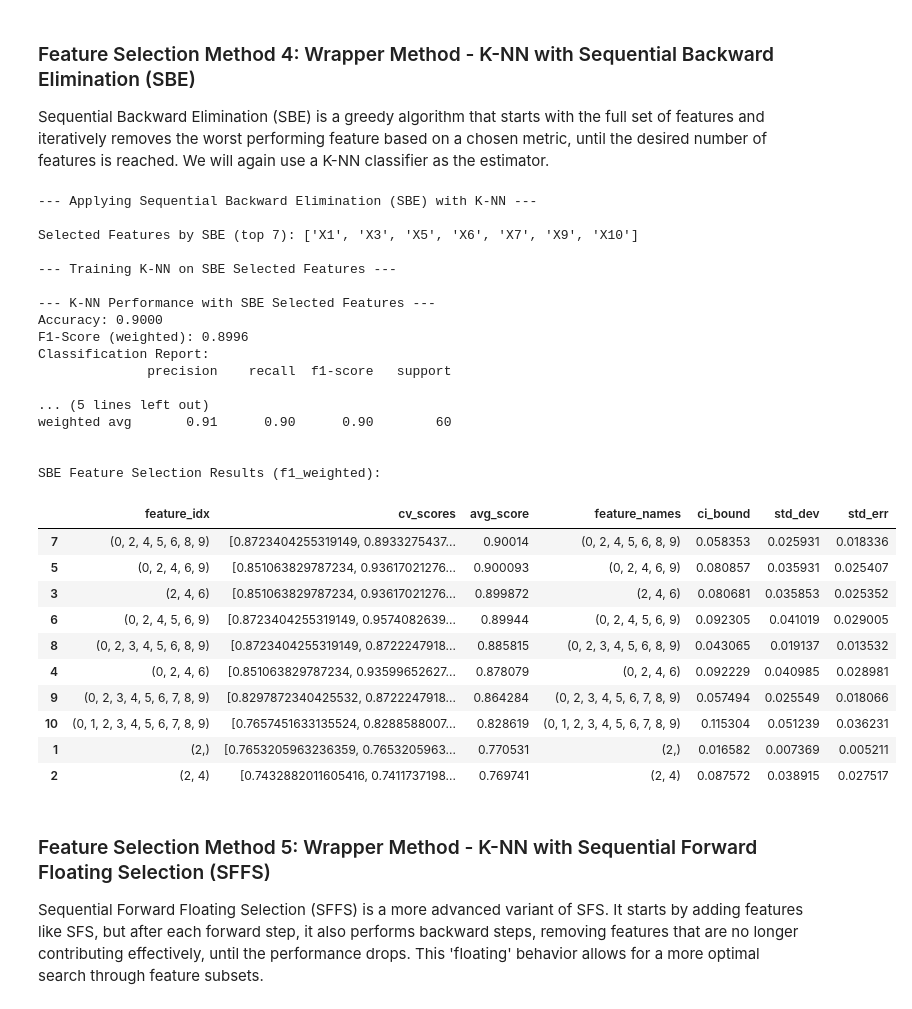
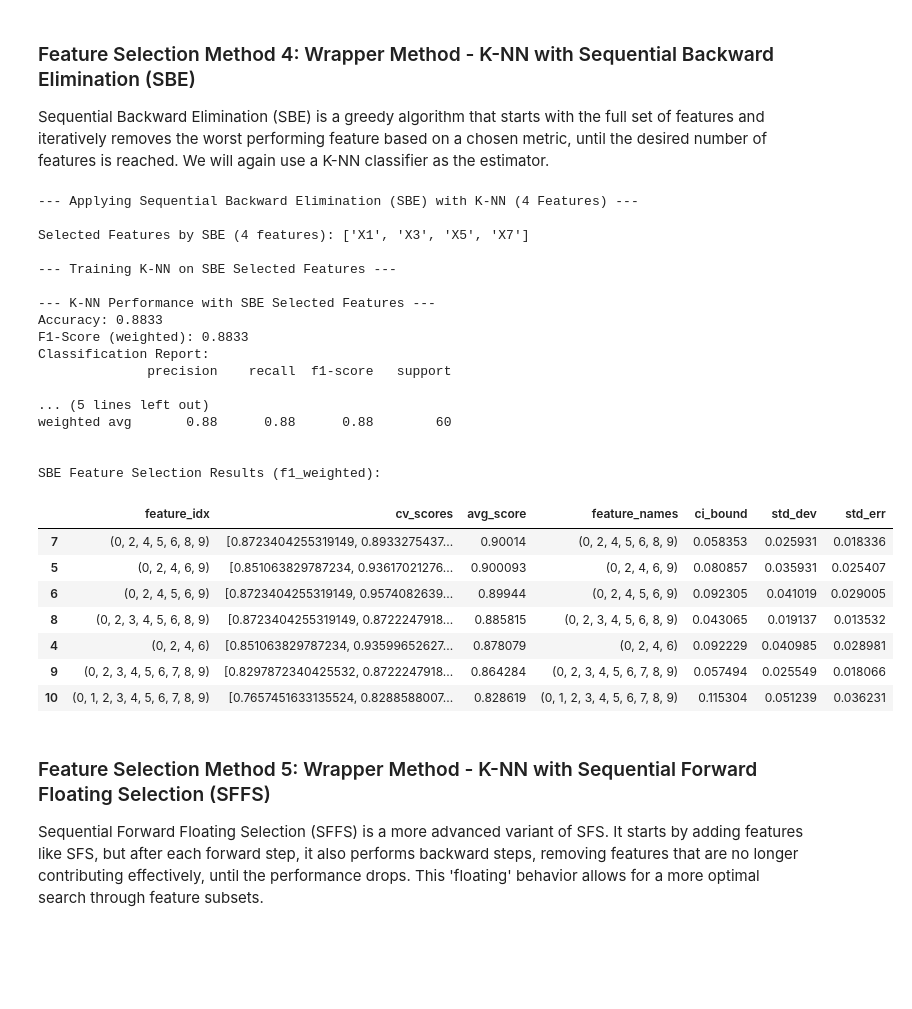
Before and after one commit to matteogolfarelli/DataCentricAI, a Jupyter notebook: Feature Selection and Engineering/Feature_Selection_Exercise.ipynb, the cells around one changed output. Drawn from its saved outputs; the diff is of its cells as text; code cells hidden in the pictures; blank space fills up the shorter version.

```diff
--- a/Feature Selection and Engineering/Feature_Selection_Exercise.ipynb
+++ b/Feature Selection and Engineering/Feature_Selection_Exercise.ipynb
@@ -195,10 +195,14 @@ Decision Tree Feature Importances:
 
 Mutual Information measures the dependency between two variables. For feature selection, `mutual_info_classif` estimates mutual information between each feature and the target variable. We will select the top features based on their scores.
 # %%
-# --- Feature Selection Method 1: Mutual Information (Univariate Filter) ---
-print("\n--- Applying Mutual Information Feature Selection ---")
+from sklearn.feature_selection import SelectKBest, mutual_info_classif
+from sklearn.neighbors import KNeighborsClassifier
+from sklearn.metrics import accuracy_score, f1_score, classification_report
+import pandas as pd
 
-# Calculate mutual information scores
+print("\n--- Applying Fixed Mutual Information Feature Selection ---")
+
+# Calculate mutual information scores with a fixed seed
 mi_scores = mutual_info_classif(X_train, Y_train, random_state=42)
 
 # Create a DataFrame to display scores
@@ -207,14 +211,13 @@ mi_df = pd.DataFrame({
     'Mutual Information Score': mi_scores
 }).sort_values(by='Mutual Information Score', ascending=False)
 
+print("\nMutual Information Rankings:")
 display(mi_df)
 
-# Select the top 4 features based on Mutual Information (as an example)
+# Select the top 4 features
 k_features_mi = 4
-selector_mi = SelectKBest(mutual_info_classif, k=k_features_mi)
-selector_mi.fit(X_train, Y_train)
-
-X_train_mi_selected = selector_mi.transform(X_train)
+selector_mi = SelectKBest(score_func=lambda X, y: mutual_info_classif(X, y, random_state=42), k=k_features_mi)
+X_train_mi_selected = selector_mi.fit_transform(X_train, Y_train)
 X_test_mi_selected = selector_mi.transform(X_test)
 
 # Get the names of the selected features
@@ -222,7 +225,6 @@ selected_features_mi = [feature_names[i] for i in selector_mi.get_support(indice
 print(f"\nSelected Features by Mutual Information (top {k_features_mi}): {selected_features_mi}")
 
 print("\n--- Training K-NN on Mutual Information Selected Features ---")
-# Train K-NN on the selected features
 knn_mi = KNeighborsClassifier(n_neighbors=5)
 knn_mi.fit(X_train_mi_selected, Y_train)
 
@@ -351,18 +383,19 @@ SFS Feature Selection Results (f1_weighted):
 Sequential Backward Elimination (SBE) is a greedy algorithm that starts with the full set of features and iteratively removes the worst performing feature based on a chosen metric, until the desired number of features is reached. We will again use a K-NN classifier as the estimator.
 # %%
 from mlxtend.feature_selection import SequentialFeatureSelector as SFS
+from sklearn.neighbors import KNeighborsClassifier
+from sklearn.metrics import accuracy_score, f1_score, classification_report
+import pandas as pd
 
-print("\n--- Applying Sequential Backward Elimination (SBE) with K-NN ---")
+print("\n--- Applying Sequential Backward Elimination (SBE) with K-NN (4 Features) ---")
 
-# Initialize the K-NN classifier (estimator for SBE)
+# Initialize the K-NN classifier
 knn_sbe = KNeighborsClassifier(n_neighbors=5)
 
-# Initialize SBE
-# We'll select 4 features for consistency, and use f1_weighted as scoring
+# Initialize SBE constrained to 4 features
 sbs1 = SFS(knn_sbe,
-           #k_features=4,
-           k_features='best',
-           forward=False, # Backward selection
+           k_features=4,
+           forward=False,
            floating=False,
            verbose=0,
            scoring='f1_weighted',
@@ -374,58 +407,53 @@ sbs1 = sbs1.fit(X_train, Y_train)
 
 # Get the selected features
 selected_features_sbe = [feature_names[i] for i in sbs1.k_feature_idx_]
-print(f"\nSelected Features by SBE (top {len(sbs1.k_feature_idx_)}): {selected_features_sbe}")
+print(f"\nSelected Features by SBE (4 features): {selected_features_sbe}")
 
-# Transform the training and test sets with the selected features
+# Transform datasets
 X_train_sbe_selected = sbs1.transform(X_train)
 X_test_sbe_selected = sbs1.transform(X_test)
 
 print("\n--- Training K-NN on SBE Selected Features ---")
-# Train K-NN on the SBE selected features
 knn_sbe_model = KNeighborsClassifier(n_neighbors=5)
 knn_sbe_model.fit(X_train_sbe_selected, Y_train)
 
 Y_pred_sbe = knn_sbe_model.predict(X_test_sbe_selected)
 
 print("\n--- K-NN Performance with SBE Selected Features ---")
 print(f"Accuracy: {accuracy_score(Y_test, Y_pred_sbe):.4f}")
 print(f"F1-Score (weighted): {f1_score(Y_test, Y_pred_sbe, average='weighted'):.4f}")
 print("Classification Report:")
 print(classification_report(Y_test, Y_pred_sbe))
 
-# Display the SBE results (feature performance)
 print("\nSBE Feature Selection Results (f1_weighted):")
 sbe_results_df = pd.DataFrame.from_dict(sbs1.get_metric_dict()).T
 display(sbe_results_df.sort_values(by='avg_score', ascending=False))
 # %% [output]
---- Applying Sequential Backward Elimination (SBE) with K-NN ---
+--- Applying Sequential Backward Elimination (SBE) with K-NN (4 Features) ---
 
-Selected Features by SBE (top 7): ['X1', 'X3', 'X5', 'X6', 'X7', 'X9', 'X10']
+Selected Features by SBE (4 features): ['X1', 'X3', 'X5', 'X7']
 
 --- Training K-NN on SBE Selected Features ---
 
 --- K-NN Performance with SBE Selected Features ---
-Accuracy: 0.9000
-F1-Score (weighted): 0.8996
+Accuracy: 0.8833
+F1-Score (weighted): 0.8833
 Classification Report:
               precision    recall  f1-score   support
 
 ... (5 lines left out)
-weighted avg       0.91      0.90      0.90        60
+weighted avg       0.88      0.88      0.88        60
 
 
 SBE Feature Selection Results (f1_weighted):
 |  | feature_idx | cv_scores | avg_score | feature_names | ci_bound | std_dev | std_err |
 | 7 | (0, 2, 4, 5, 6, 8, 9) | [0.8723404255319149, 0.8933275437... | 0.90014 | (0, 2, 4, 5, 6, 8, 9) | 0.058353 | 0.025931 | 0.018336 |
 | 5 | (0, 2, 4, 6, 9) | [0.851063829787234, 0.93617021276... | 0.900093 | (0, 2, 4, 6, 9) | 0.080857 | 0.035931 | 0.025407 |
-| 3 | (2, 4, 6) | [0.851063829787234, 0.93617021276... | 0.899872 | (2, 4, 6) | 0.080681 | 0.035853 | 0.025352 |
 | 6 | (0, 2, 4, 5, 6, 9) | [0.8723404255319149, 0.9574082639... | 0.89944 | (0, 2, 4, 5, 6, 9) | 0.092305 | 0.041019 | 0.029005 |
 | 8 | (0, 2, 3, 4, 5, 6, 8, 9) | [0.8723404255319149, 0.8722247918... | 0.885815 | (0, 2, 3, 4, 5, 6, 8, 9) | 0.043065 | 0.019137 | 0.013532 |
 | 4 | (0, 2, 4, 6) | [0.851063829787234, 0.93599652627... | 0.878079 | (0, 2, 4, 6) | 0.092229 | 0.040985 | 0.028981 |
 | 9 | (0, 2, 3, 4, 5, 6, 7, 8, 9) | [0.8297872340425532, 0.8722247918... | 0.864284 | (0, 2, 3, 4, 5, 6, 7, 8, 9) | 0.057494 | 0.025549 | 0.018066 |
 | 10 | (0, 1, 2, 3, 4, 5, 6, 7, 8, 9) | [0.7657451633135524, 0.8288588007... | 0.828619 | (0, 1, 2, 3, 4, 5, 6, 7, 8, 9) | 0.115304 | 0.051239 | 0.036231 |
-| 1 | (2,) | [0.7653205963236359, 0.7653205963... | 0.770531 | (2,) | 0.016582 | 0.007369 | 0.005211 |
-| 2 | (2, 4) | [0.7432882011605416, 0.7411737198... | 0.769741 | (2, 4) | 0.087572 | 0.038915 | 0.027517 |
 # %% [markdown]
 ### Feature Selection Method 5: Wrapper Method - K-NN with Sequential Forward Floating Selection (SFFS)
 
```
Also changed, not shown: parts of 5 cells of this notebook.
